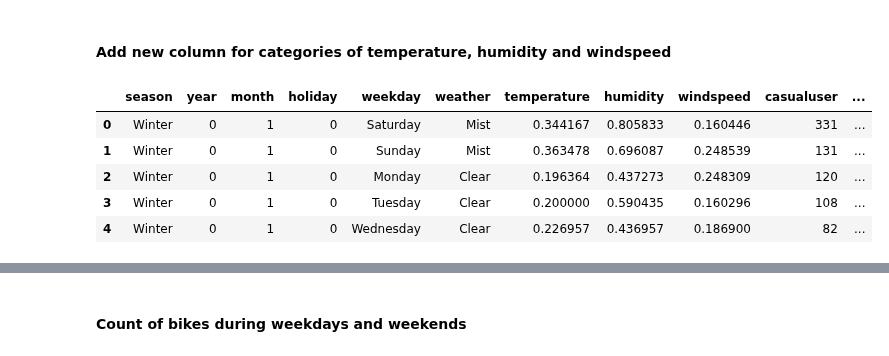
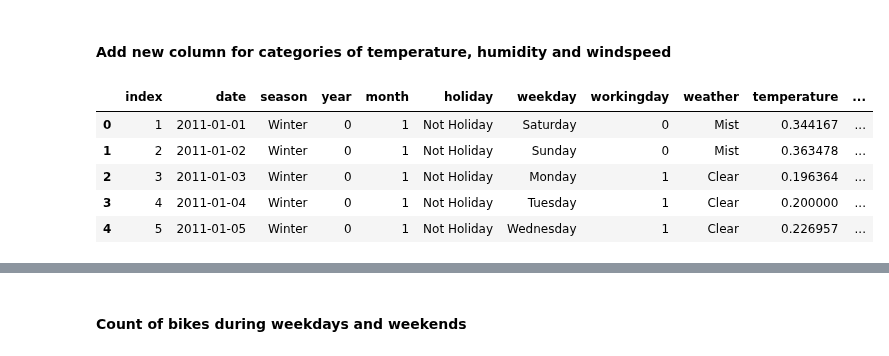
Before and after one commit to lianaling/bike-rental-forecast, a Jupyter notebook: notebooks/1.0_DataPreprocessing.ipynb, the cells around one changed output, grey strips where cells are left out. Cells and saved outputs as stored; diff of their text form; code cells hidden in the pictures.

```diff
--- a/notebooks/1.0_DataPreprocessing.ipynb
+++ b/notebooks/1.0_DataPreprocessing.ipynb
@@ -286,6 +122,8 @@ import matplotlib.pyplot as plt
 # %% [markdown]
 #### Add new column for categories of temperature, humidity and windspeed
 # %%
+df_day_data = df_renamed_day.copy()
+
 df_day_data['temp_cat'] = 0.0
 df_day_data['hum_cat'] = 0.0
 df_day_data['wind_cat'] = 0.0
@@ -378,14 +216,15 @@ df2 = df_day_data
 
 df_day_data = df_day_data.drop(columns=['temp_cat', 'hum_cat', 'wind_cat'])
 # %%
+df2["holiday"].replace({0: "Not Holiday", 1: "Holiday"}, inplace=True)
 df2["season"].replace({1: "Winter", 2: "Spring", 3: "Summer", 4: "Fall"}, inplace=True)
 df2["weather"].replace({1: "Clear", 2: "Mist", 3: "Light Snow", 4: "Heavy Rain"}, inplace=True)
 df2["weekday"].replace({0: "Sunday", 1: "Monday", 2: "Tuesday", 3: "Wednesday", 4: "Thursday", 5: "Friday", 6: "Saturday"}, inplace=True)
 df2.head()
 # %% [output]
-|  | season | year | month | holiday | weekday | weather | temperature | humidity | windspeed | casualuser | ... |
-| 0 | Winter | 0 | 1 | 0 | Saturday | Mist | 0.344167 | 0.805833 | 0.160446 | 331 | ... |
-| 1 | Winter | 0 | 1 | 0 | Sunday | Mist | 0.363478 | 0.696087 | 0.248539 | 131 | ... |
-| 2 | Winter | 0 | 1 | 0 | Monday | Clear | 0.196364 | 0.437273 | 0.248309 | 120 | ... |
-| 3 | Winter | 0 | 1 | 0 | Tuesday | Clear | 0.200000 | 0.590435 | 0.160296 | 108 | ... |
-| 4 | Winter | 0 | 1 | 0 | Wednesday | Clear | 0.226957 | 0.436957 | 0.186900 | 82 | ... |
+|  | index | date | season | year | month | holiday | weekday | workingday | weather | temperature | ... |
+| 0 | 1 | 2011-01-01 | Winter | 0 | 1 | Not Holiday | Saturday | 0 | Mist | 0.344167 | ... |
+| 1 | 2 | 2011-01-02 | Winter | 0 | 1 | Not Holiday | Sunday | 0 | Mist | 0.363478 | ... |
+| 2 | 3 | 2011-01-03 | Winter | 0 | 1 | Not Holiday | Monday | 1 | Clear | 0.196364 | ... |
+| 3 | 4 | 2011-01-04 | Winter | 0 | 1 | Not Holiday | Tuesday | 1 | Clear | 0.200000 | ... |
+| 4 | 5 | 2011-01-05 | Winter | 0 | 1 | Not Holiday | Wednesday | 1 | Clear | 0.226957 | ... |
```
Also changed, not shown: parts of 43 cells of this notebook, 2 other files.
